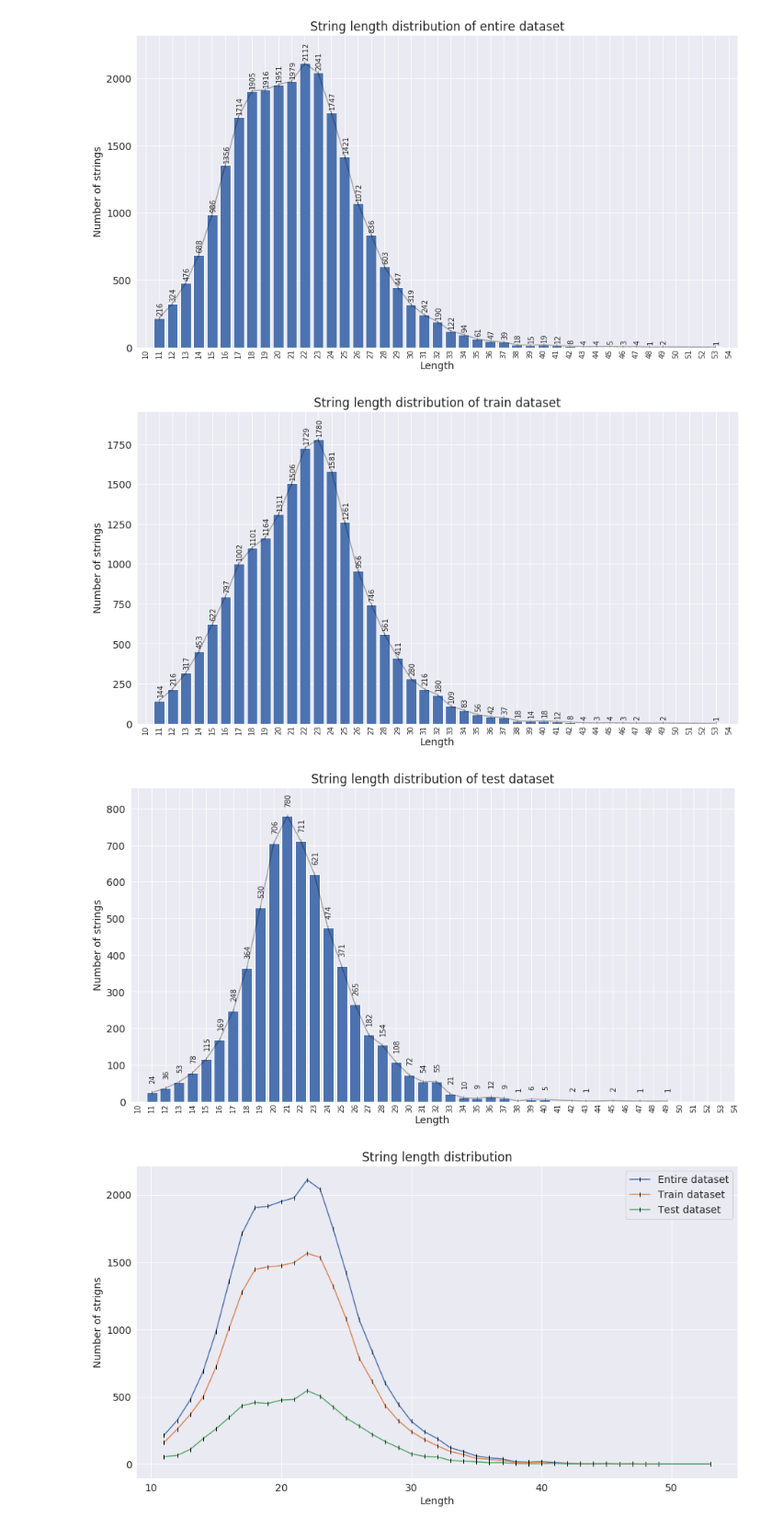
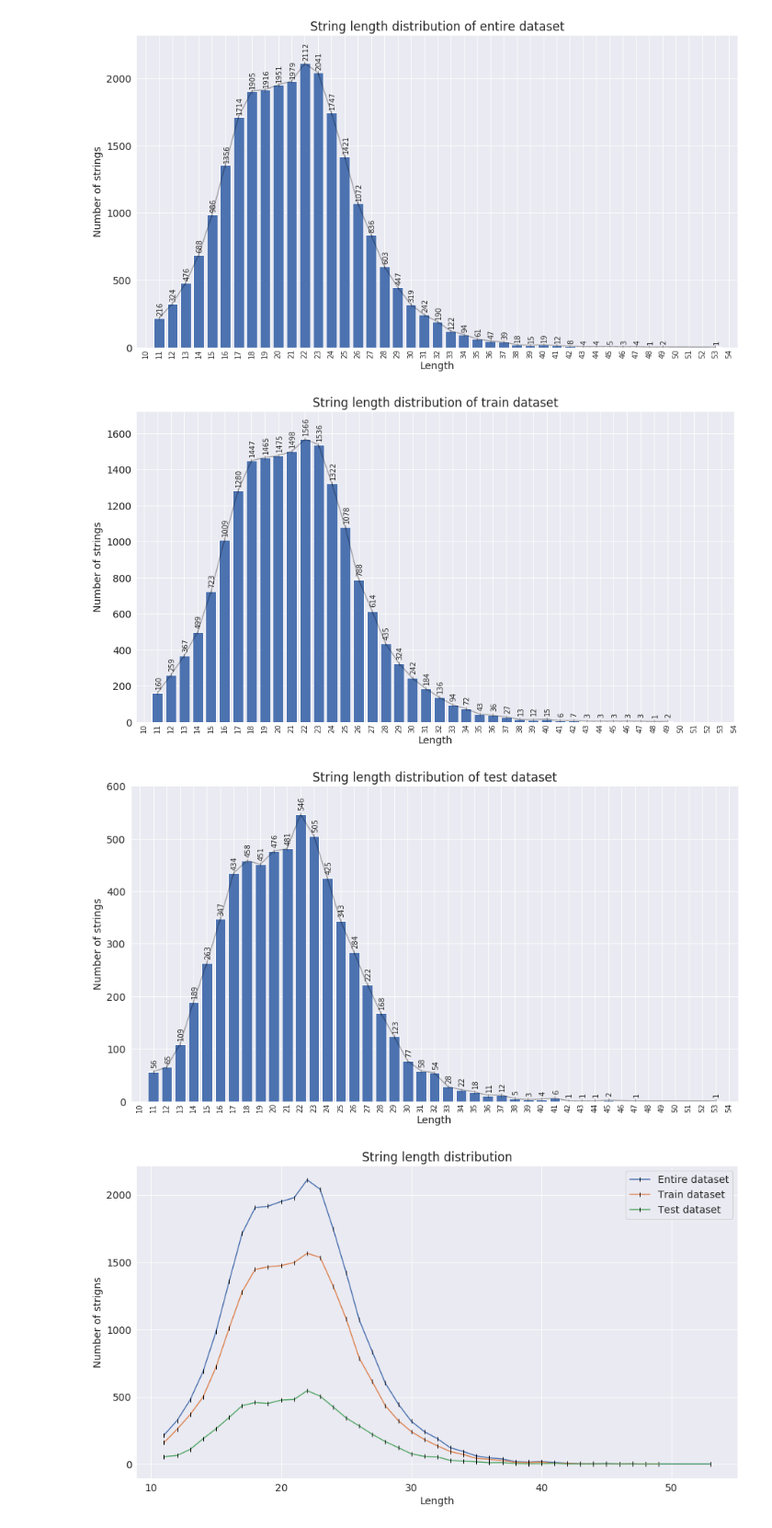
Before and after one commit to harshildarji/thesis, a Jupyter notebook: Implementations/dataset/dataset.ipynb, the cells around one changed output. Shown at 92% size. Saved outputs shown, nothing was run; the diff lists cells and outputs as text; code cells hidden in the pictures.

Commit message:
data viz mistake solved

```diff
--- a/Implementations/dataset/dataset.ipynb
+++ b/Implementations/dataset/dataset.ipynb
@@ -52,7 +52,8 @@ def plot_str_len(data, data_type='entire'):
     plt.xticks(range(10, 55), rotation=90, size=10)
 
     for i in ax.patches:
-        ax.text(i.get_x()+.22, i.get_height()+30, str(i.get_height()), fontsize=10, rotation=90)
+        height = 10 if data_type == 'test' else 30
+        ax.text(i.get_x()+.22, i.get_height()+height, str(i.get_height()), fontsize=10, rotation=90)
 
     plt.title('String length distribution of {} dataset'.format(data_type))
     plt.savefig('./graphs/{}_dataset_string_len.png'.format(data_type))
@@ -63,13 +64,13 @@ plot_str_len(data.groupby(data['string'].str.len())['string'].count())
 # %% [output]
 [figure]
 # %%
-plot_str_len(train_data.groupby(data['string'].str.len())['string'].count(), 'train')
+plot_str_len(train_data.groupby(train_data['string'].str.len())['string'].count(), 'train')
 # %% [output]
-[figure, old version]
+[figure, new version]
 # %%
-plot_str_len(test_data.groupby(data['string'].str.len())['string'].count(), 'test')
+plot_str_len(test_data.groupby(test_data['string'].str.len())['string'].count(), 'test')
 # %% [output]
-[figure, old version]
+[figure, new version]
 # %%
 plt.title('String length distribution')
 plt.plot(data.groupby(data['string'].str.len())['string'].count(), marker='|', mec='k', label='Entire dataset')
```
Also changed, not shown: parts of 1 cell of this notebook, 2 other files.
